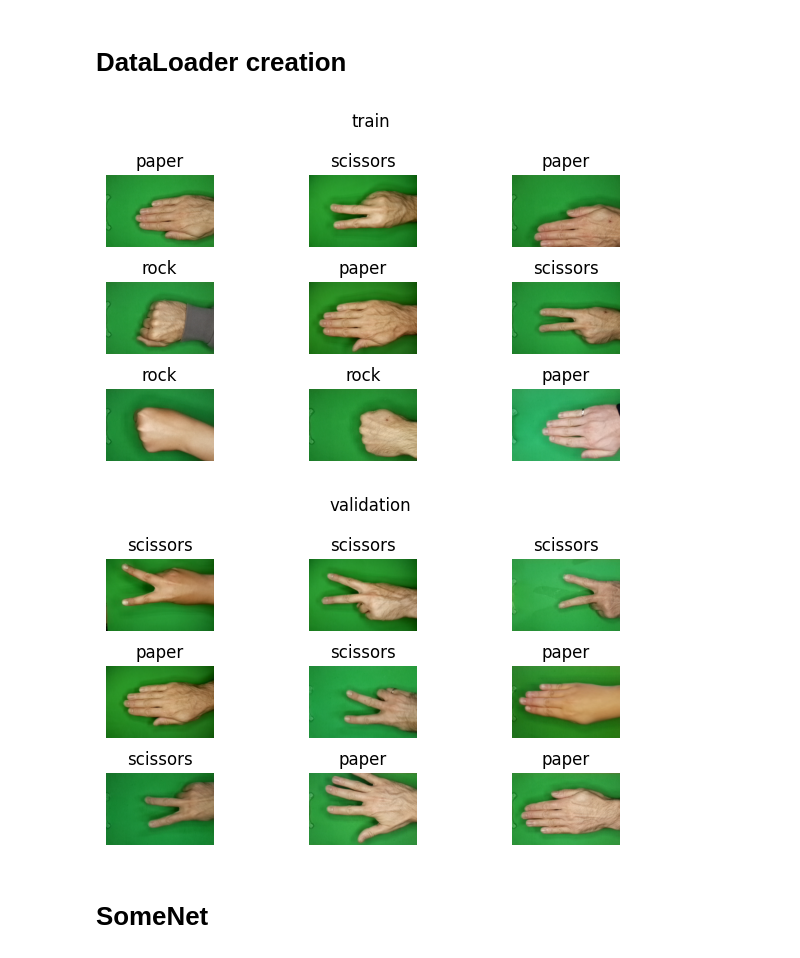
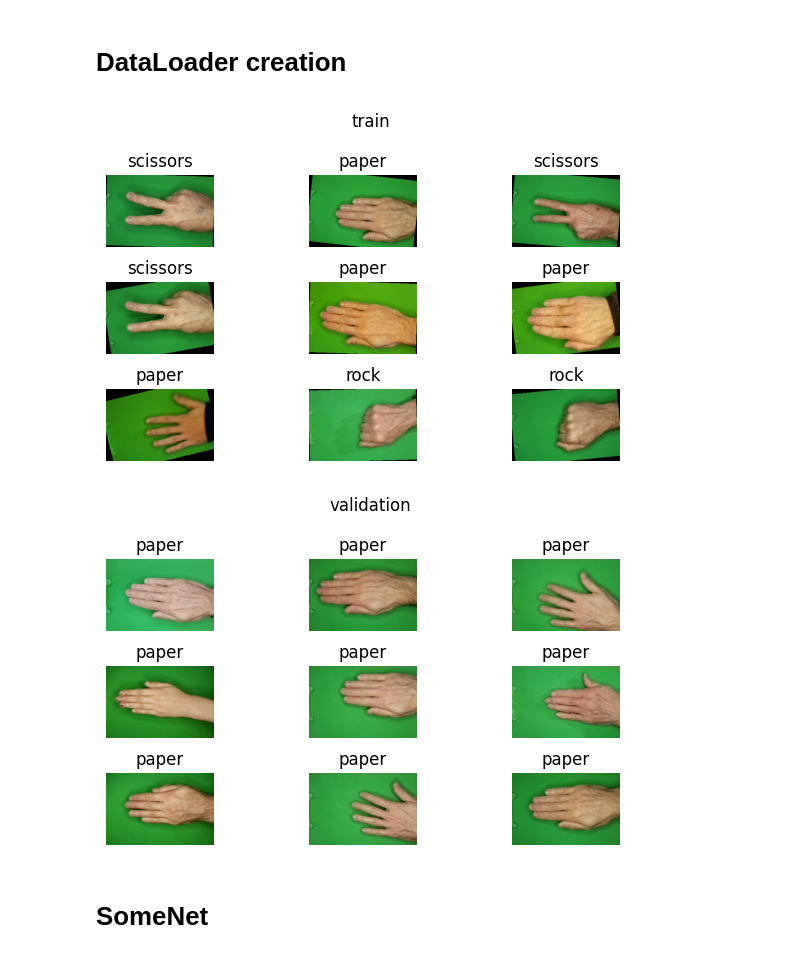
Before and after one commit to prometheus404/sm4ml_proj, a Jupyter notebook: rockpaperscissors.ipynb, the cells around one changed output. Cells and saved outputs as stored; diff of their text form; code cells hidden in the pictures.

```diff
--- a/rockpaperscissors.ipynb
+++ b/rockpaperscissors.ipynb
@@ -52,14 +52,14 @@ import shutil
 # Download latest version
 path = kagglehub.dataset_download("drgfreeman/rockpaperscissors")
 # removing unnecessary files
-if (COLAB):
-    # instead of removing we just copy since kagglehub folder is read only
-    shutil.copytree(os.path.join(path,'rock'), 'dataset/rock', dirs_exist_ok=True)
-    shutil.copytree(os.path.join(path,'paper'), 'dataset/paper', dirs_exist_ok=True)
-    shutil.copytree(os.path.join(path,'scissors'), 'dataset/scissors',dirs_exist_ok=True)
-    path = 'dataset'
-elif (os.path.exists(os.path.join(path,'rps-cv-images'))):
-    shutil.rmtree(os.path.join(path, 'rps-cv-images'))
+#if (COLAB):
+#    # instead of removing we just copy since kagglehub folder is read only
+#    shutil.copytree(os.path.join(path,'rock'), 'dataset/rock', dirs_exist_ok=True)
+#    shutil.copytree(os.path.join(path,'paper'), 'dataset/paper', dirs_exist_ok=True)
+#    shutil.copytree(os.path.join(path,'scissors'), 'dataset/scissors',dirs_exist_ok=True)
+#    path = 'dataset'
+#elif (os.path.exists(os.path.join(path,'rps-cv-images'))):
+#    shutil.rmtree(os.path.join(path, 'rps-cv-images'))
 
 print("Path to dataset files:", path)
 # %% [output]
@@ -92,5 +117,5 @@ val_transform = transforms.Compose([
 ])
 train_transform = transforms.Compose([
     transforms.ToTensor(),
-    transforms.RandomRotation(degrees=45),
+    transforms.RandomRotation(degrees=(-20,20)),
 ])
@@ -97,37 +128,44 @@ train_transform = transforms.Compose([
 # %% [markdown]
 # DataLoader creation
+# %%
+batch_size = 9
+train_dataset = datasets.ImageFolder(root='train', transform=train_transform)
+val_dataset = datasets.ImageFolder(root='val', transform=val_transform)
+
+train_dl = DataLoader(train_dataset, batch_size=batch_size, shuffle=True)
+val_dl = DataLoader(val_dataset, batch_size=batch_size)
 # %%
-batch_size = 9
+#batch_size = 9
 
-dataset = datasets.ImageFolder(root=path)
-train_size = int(0.8 * len(dataset))
-val_size = len(dataset) - train_size
-train_dataset, val_dataset = torch.utils.data.random_split(dataset, [train_size, val_size])
-train_dataset.dataset.transform = train_transform
-val_dataset.dataset.transform = val_transform
-train_dl = DataLoader(train_dataset, batch_size=batch_size, shuffle=True)
-val_dl = DataLoader(val_dataset, batch_size=batch_size)
+#dataset = datasets.ImageFolder(root=path)
+#train_size = int(0.8 * len(dataset))
+#val_size = len(dataset) - train_size
+#train_dataset, val_dataset = torch.utils.data.random_split(dataset, [train_size, val_size])
+#train_dataset.dataset.transform = train_transform
+#val_dataset.dataset.transform = val_transform
+#train_dl = DataLoader(train_dataset, batch_size=batch_size, shuffle=True)
+#val_dl = DataLoader(val_dataset, batch_size=batch_size)
 
 def show_batch(dl, title=None):
     img, lbl = next(iter(dl))
     col = math.floor(math.sqrt(len(img)))
     row = col+1
     for i in range(len(img)):
         ax = plt.subplot(row,col,i+1)
         plt.tight_layout()
         ax.set_title(dataset.classes[lbl[i]])
         ax.axis('off')
         plt.imshow(img[i].permute(1,2,0))
     if (title):
         plt.subplots_adjust(top=0.85)
         plt.suptitle(title)
     plt.show()
 
 show_batch(train_dl, 'train')
 show_batch(val_dl, 'validation')
 # %% [output]
-[figure, old version]
+[figure, new version]
-[figure, old version]
+[figure, new version]
 # %% [markdown]
 # SomeNet
 # %%
```
Also changed, not shown: parts of 6 cells of this notebook.
